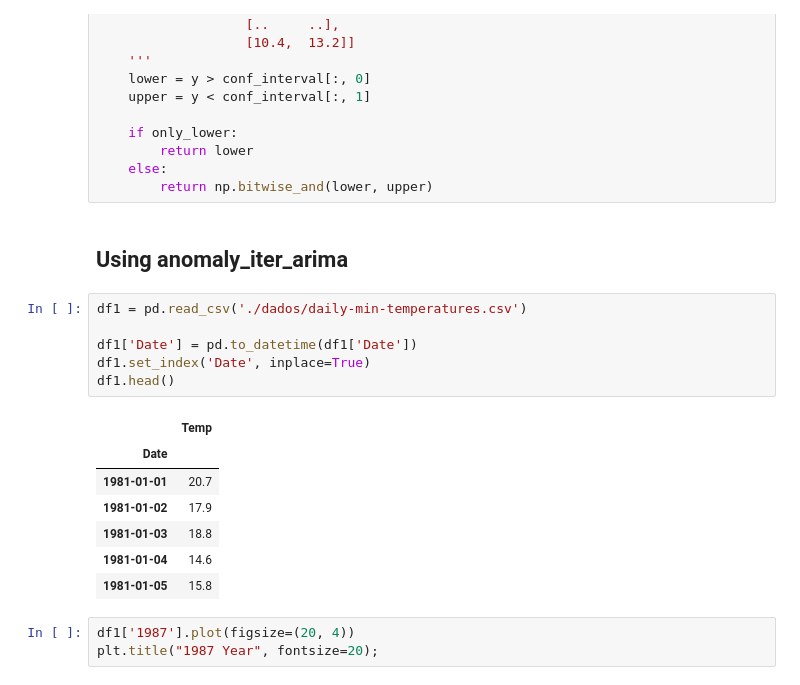
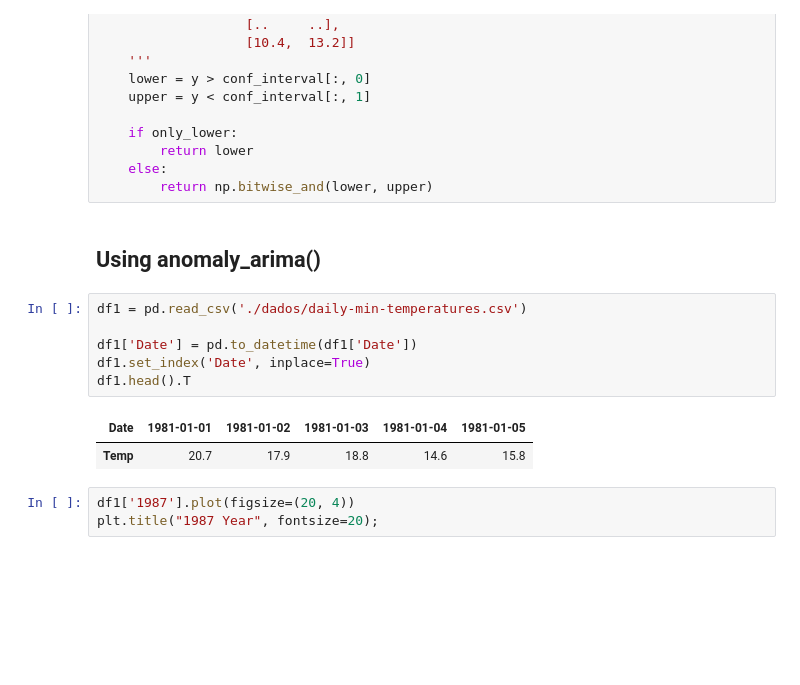
Before and after one commit to Fillipedem/pyanomaly, a Jupyter notebook: 02_forecast.ipynb, the cells around one changed output. Drawn from its saved outputs; the diff is of its cells as text; blank space fills up the shorter version.

```diff
--- a/02_forecast.ipynb
+++ b/02_forecast.ipynb
@@ -111,21 +113,16 @@ def check_int(y, conf_interval, only_lower=False):
     else:
         return np.bitwise_and(lower, upper)
 # %% [markdown]
-## Using anomaly_iter_arima
+## Using anomaly_arima()
 # %%
 df1 = pd.read_csv('./dados/daily-min-temperatures.csv')
 
 df1['Date'] = pd.to_datetime(df1['Date'])
 df1.set_index('Date', inplace=True)
-df1.head()
+df1.head().T
 # %% [output]
-|  | Temp |
-| Date |  |
-| 1981-01-01 | 20.7 |
-| 1981-01-02 | 17.9 |
-| 1981-01-03 | 18.8 |
-| 1981-01-04 | 14.6 |
-| 1981-01-05 | 15.8 |
+| Date | 1981-01-01 | 1981-01-02 | 1981-01-03 | 1981-01-04 | 1981-01-05 |
+| Temp | 20.7 | 17.9 | 18.8 | 14.6 | 15.8 |
 # %%
 df1['1987'].plot(figsize=(20, 4))
 plt.title("1987 Year", fontsize=20);
```
Also changed, not shown: parts of 13 cells of this notebook, 2 other files.
